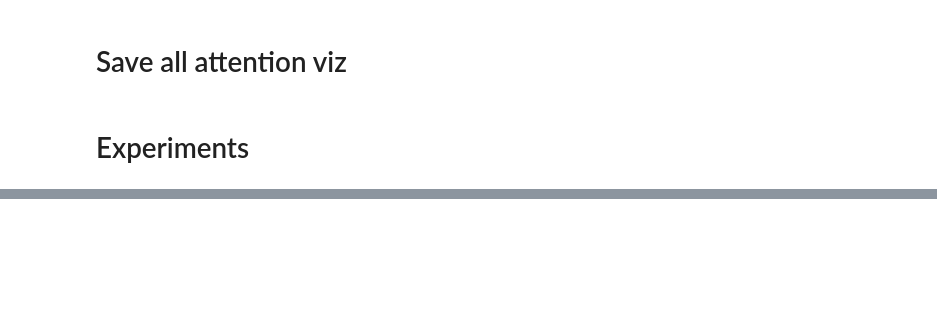
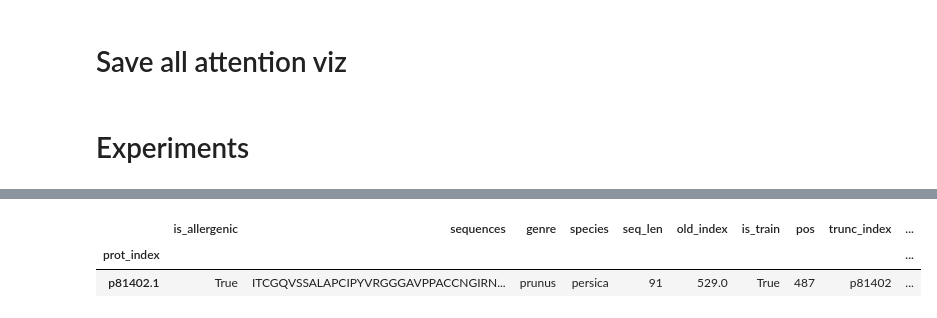
Before and after one commit to PierreBoyeau/proteins, a Jupyter notebook: riken/rnn/model_psiblast_eval.ipynb, the cells around one changed output, grey strips where cells are left out. Saved outputs shown, nothing was run; the diff lists cells and outputs as text; code cells hidden in the pictures; blank space fills up the shorter version.

```diff
--- a/riken/rnn/model_psiblast_eval.ipynb
+++ b/riken/rnn/model_psiblast_eval.ipynb
@@ -169,0 +225,6 @@ Name: seq_len, dtype: float64
+# %%
+df_cp[df_cp.original_index.str.startswith('p81402')]
+# %% [output]
+|  | is_allergenic | sequences | genre | species | seq_len | old_index | is_train | pos | trunc_index | ... |
+| prot_index |  |  |  |  |  |  |  |  |  | ... |
+| p81402.1 | True | ITCGQVSSALAPCIPYVRGGGAVPPACCNGIRN... | prunus | persica | 91 | 529.0 | True | 487 | p81402 | ... |
```
Also changed, not shown: parts of 23 cells of this notebook, 1 other file.
